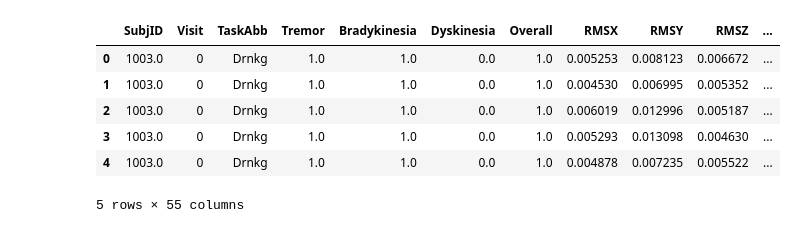
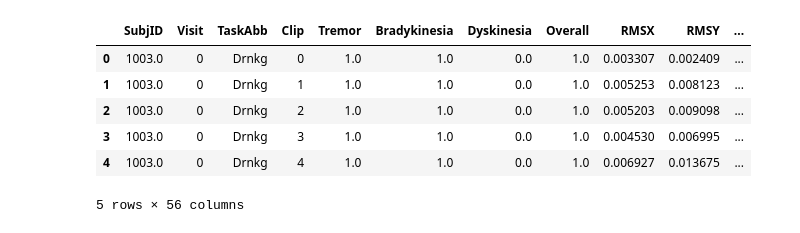
Before and after one commit to nshawen/CIS_PD, a Jupyter notebook: WatchDataRFModel.ipynb, the cells around one changed output. Cells and saved outputs as stored; diff of their text form; code cells hidden in the pictures.

```diff
--- a/WatchDataRFModel.ipynb
+++ b/WatchDataRFModel.ipynb
@@ -46,16 +46,16 @@ cf = RandomForestClassifier(n_estimators = 50)
 le = sklearn.preprocessing.LabelEncoder()
 grouper = LeaveOneGroupOut()
 # %%
-DataFeatures = pd.read_csv(os.path.join(dest, 'Clinic Data', 'ClinicDataFeatures2.csv'))
+DataFeatures = pd.read_csv(os.path.join(dest, 'Clinic Data', 'ClinicDataFeaturesX.csv'))
 DataFeatures.head()
 # %% [output]
-|  | SubjID | Visit | TaskAbb | Tremor | Bradykinesia | Dyskinesia | Overall | RMSX | RMSY | RMSZ | ... |
-| 0 | 1003.0 | 0 | Drnkg | 1.0 | 1.0 | 0.0 | 1.0 | 0.005253 | 0.008123 | 0.006672 | ... |
-| 1 | 1003.0 | 0 | Drnkg | 1.0 | 1.0 | 0.0 | 1.0 | 0.004530 | 0.006995 | 0.005352 | ... |
-| 2 | 1003.0 | 0 | Drnkg | 1.0 | 1.0 | 0.0 | 1.0 | 0.006019 | 0.012996 | 0.005187 | ... |
-| 3 | 1003.0 | 0 | Drnkg | 1.0 | 1.0 | 0.0 | 1.0 | 0.005293 | 0.013098 | 0.004630 | ... |
-| 4 | 1003.0 | 0 | Drnkg | 1.0 | 1.0 | 0.0 | 1.0 | 0.004878 | 0.007235 | 0.005522 | ... |
+|  | SubjID | Visit | TaskAbb | Clip | Tremor | Bradykinesia | Dyskinesia | Overall | RMSX | RMSY | ... |
+| 0 | 1003.0 | 0 | Drnkg | 0 | 1.0 | 1.0 | 0.0 | 1.0 | 0.003307 | 0.002409 | ... |
+| 1 | 1003.0 | 0 | Drnkg | 1 | 1.0 | 1.0 | 0.0 | 1.0 | 0.005253 | 0.008123 | ... |
+| 2 | 1003.0 | 0 | Drnkg | 2 | 1.0 | 1.0 | 0.0 | 1.0 | 0.005203 | 0.009098 | ... |
+| 3 | 1003.0 | 0 | Drnkg | 3 | 1.0 | 1.0 | 0.0 | 1.0 | 0.004530 | 0.006995 | ... |
+| 4 | 1003.0 | 0 | Drnkg | 4 | 1.0 | 1.0 | 0.0 | 1.0 | 0.006927 | 0.013675 | ... |
-5 rows × 55 columns
+5 rows × 56 columns
 # %%
 def TrainTestModel(label_type, tasks, newLab, groups, bestFeatIdx):
     '''label_type: \'TaskAbb\' or \'Tremor\' or \'Bradykinesia\' or \'Dyskinesia\' or \'Overall\'
```
Also changed, not shown: parts of 7 cells of this notebook.
